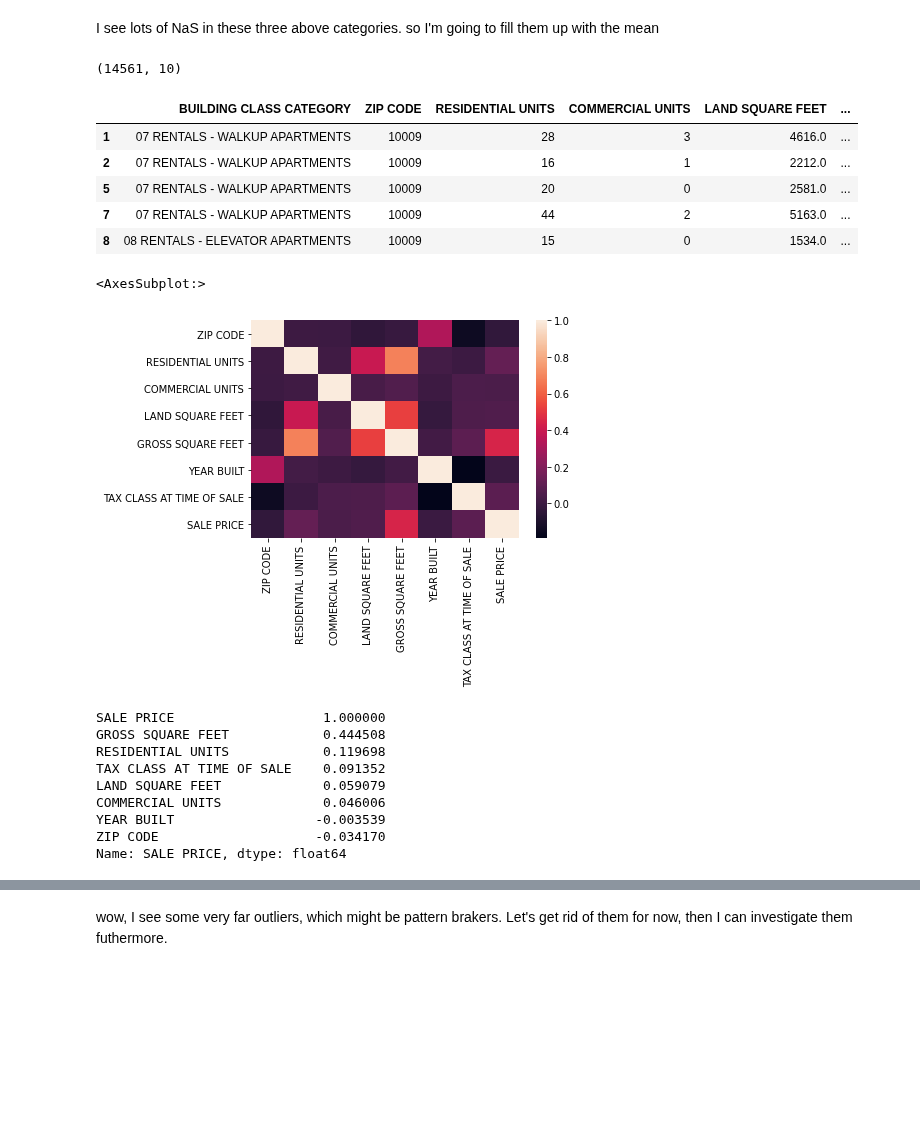
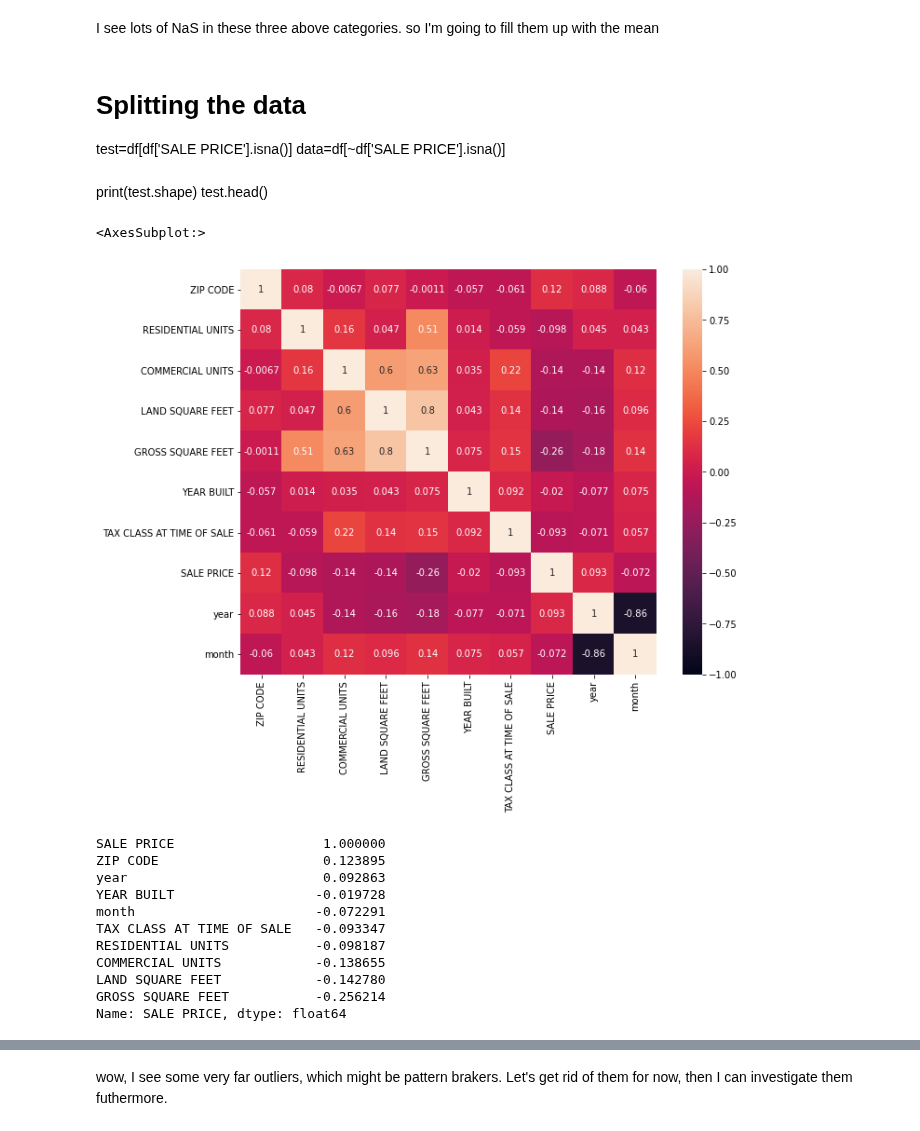
Before and after one commit to Gaukhar-ai/for_my_Thinkful_work, a Jupyter notebook: capstone/Real_Estate_sale_price_prediction_NYC.ipynb, the cells around one changed output, grey strips where cells are left out. Drawn from its saved outputs; the diff is of its cells as text; code cells hidden in the pictures; blank space fills up the shorter version.

```diff
--- a/capstone/Real_Estate_sale_price_prediction_NYC.ipynb
+++ b/capstone/Real_Estate_sale_price_prediction_NYC.ipynb
@@ -72,7 +72,7 @@ df.shape
 #dropping highly correlated and unnecessary columns:
 
 drop_cols = ['TAX CLASS AT PRESENT', 'Unnamed: 0', 'NEIGHBORHOOD', 'BOROUGH', 'BLOCK', 'BUILDING CLASS AT PRESENT', 'LOT', 'EASE-MENT',
-            'APARTMENT NUMBER', 'BUILDING CLASS AT TIME OF SALE', 'TOTAL UNITS', 'ADDRESS']
+            'APARTMENT NUMBER', 'TOTAL UNITS', 'ADDRESS']
 df.drop(columns = drop_cols, inplace=True)
 # %%
 df.head()
@@ -150,0 +157,3 @@ df.describe()
+# %%
+df.dropna(subset = ['SALE PRICE'], inplace = True)
+df.head()
@@ -206,33 +205,33 @@ data=df[~df['SALE PRICE'].isna()]
-# %%
-print(test.shape)
-test.head()
-# %% [output]
-(14561, 10)
-|  | BUILDING CLASS CATEGORY | ZIP CODE | RESIDENTIAL UNITS | COMMERCIAL UNITS | LAND SQUARE FEET | ... |
-| 1 | 07 RENTALS - WALKUP APARTMENTS | 10009 | 28 | 3 | 4616.0 | ... |
-| 2 | 07 RENTALS - WALKUP APARTMENTS | 10009 | 16 | 1 | 2212.0 | ... |
-| 5 | 07 RENTALS - WALKUP APARTMENTS | 10009 | 20 | 0 | 2581.0 | ... |
-| 7 | 07 RENTALS - WALKUP APARTMENTS | 10009 | 44 | 2 | 5163.0 | ... |
-| 8 | 08 RENTALS - ELEVATOR APARTMENTS | 10009 | 15 | 0 | 1534.0 | ... |
+# %% [markdown]
+# Splitting the data
+
+test=df[df['SALE PRICE'].isna()]
+data=df[~df['SALE PRICE'].isna()]
+# %% [markdown]
+print(test.shape)
+test.head()
 # %%
+plt.figure(figsize=(10, 8))
 corr = df.corr()
-sns.heatmap(corr)
+sns.heatmap(corr, vmin = -1, annot = True)
 # %% [output]
 <AxesSubplot:>
-[figure, old version]
+[figure, new version]
 # %%
 corr['SALE PRICE'].sort_values(ascending=False)
 
 #looking at the price and its correlation to other numeric data
 # %% [output]
 SALE PRICE                   1.000000
-GROSS SQUARE FEET            0.444508
-RESIDENTIAL UNITS            0.119698
-TAX CLASS AT TIME OF SALE    0.091352
-LAND SQUARE FEET             0.059079
-COMMERCIAL UNITS             0.046006
-YEAR BUILT                  -0.003539
-ZIP CODE                    -0.034170
+ZIP CODE                     0.123895
+year                         0.092863
+YEAR BUILT                  -0.019728
+month                       -0.072291
+TAX CLASS AT TIME OF SALE   -0.093347
+RESIDENTIAL UNITS           -0.098187
+COMMERCIAL UNITS            -0.138655
+LAND SQUARE FEET            -0.142780
+GROSS SQUARE FEET           -0.256214
 Name: SALE PRICE, dtype: float64
 # %%
 plt.figure(figsize=(12,6))
```
Also changed, not shown: parts of 37 cells of this notebook.
